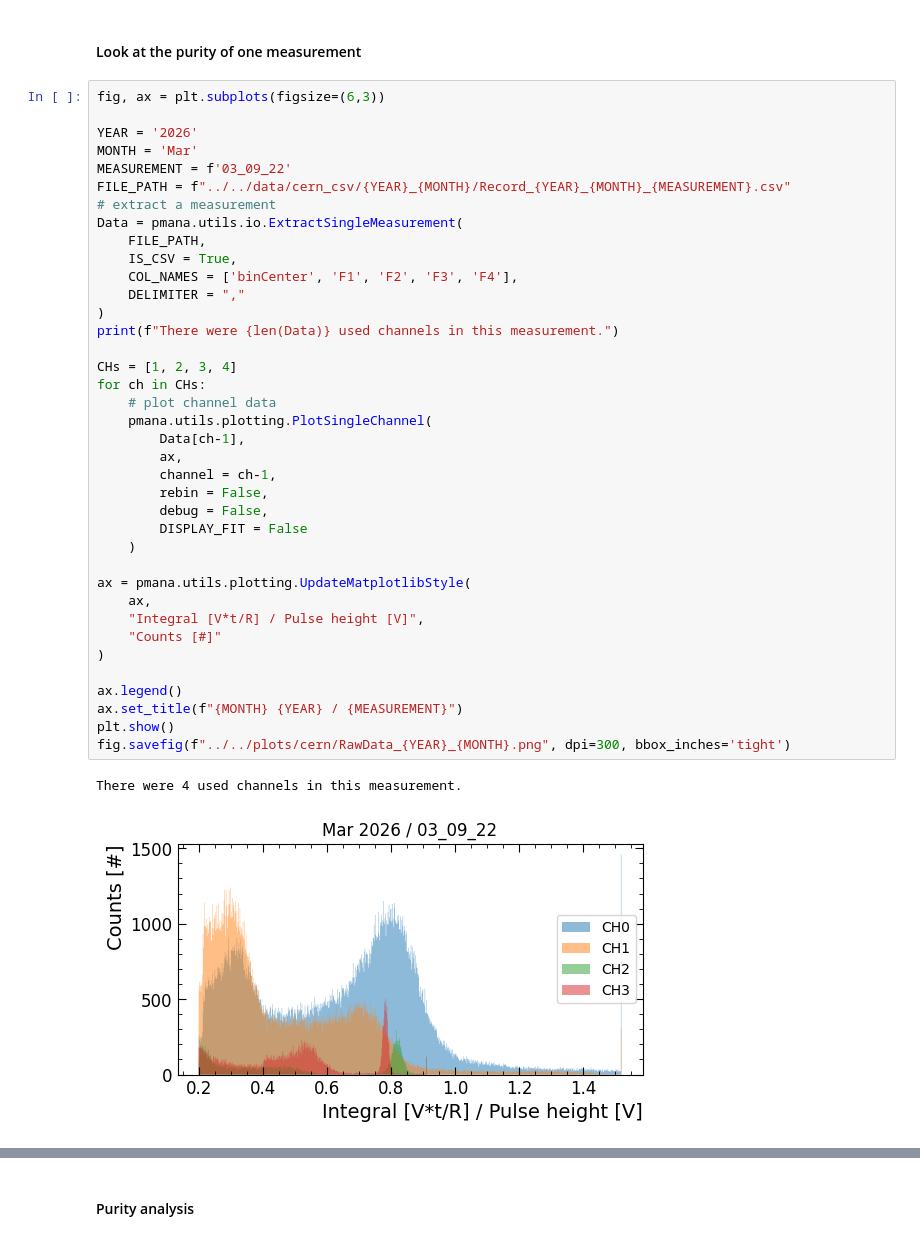
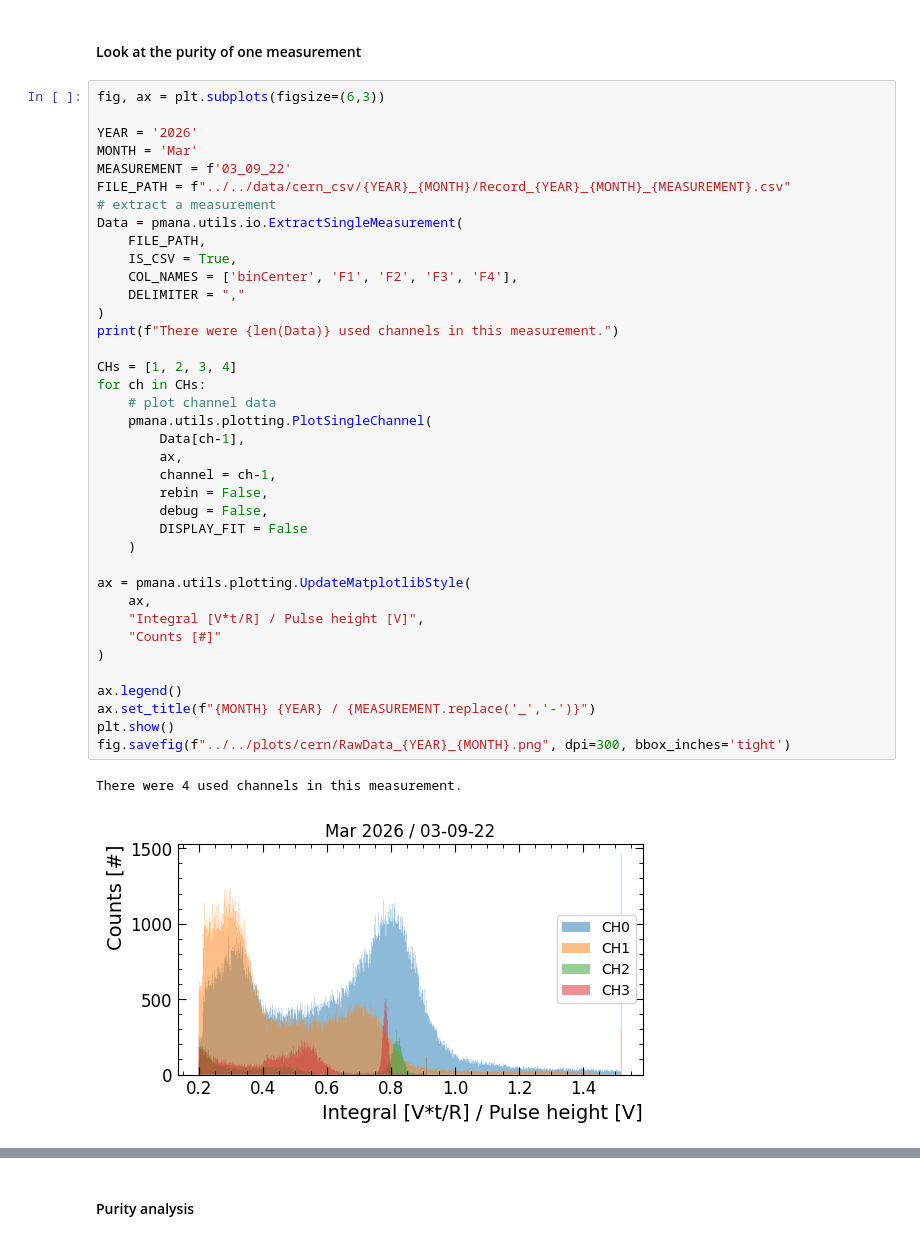
Before and after one commit to rtriozzi/pmana, a Jupyter notebook: notebooks/purity/pmana_CERN_purity.ipynb, the cells around one changed output, grey strips where cells are left out. Cells and saved outputs as stored; diff of their text form.

```diff
--- a/notebooks/purity/pmana_CERN_purity.ipynb
+++ b/notebooks/purity/pmana_CERN_purity.ipynb
@@ -22,34 +22,34 @@ Data = pmana.utils.io.ExtractSingleMeasurement(
     FILE_PATH,
     IS_CSV = True,
     COL_NAMES = ['binCenter', 'F1', 'F2', 'F3', 'F4'],
     DELIMITER = ","
 )
 print(f"There were {len(Data)} used channels in this measurement.")
 
 CHs = [1, 2, 3, 4]
 for ch in CHs:
     # plot channel data
     pmana.utils.plotting.PlotSingleChannel(
         Data[ch-1],
         ax,
         channel = ch-1,
         rebin = False,
         debug = False,
         DISPLAY_FIT = False
     )
 
 ax = pmana.utils.plotting.UpdateMatplotlibStyle(
     ax,
     "Integral [V*t/R] / Pulse height [V]",
     "Counts [#]"
 )
 
 ax.legend()
-ax.set_title(f"{MONTH} {YEAR} / {MEASUREMENT}")
+ax.set_title(f"{MONTH} {YEAR} / {MEASUREMENT.replace('_','-')}")
 plt.show()
 fig.savefig(f"../../plots/cern/RawData_{YEAR}_{MONTH}.png", dpi=300, bbox_inches='tight')
 # %% [output]
 There were 4 used channels in this measurement.
-[figure, old version]
+[figure, new version]
 # %%
 CalibrationFactors = {
```
Also changed, not shown: parts of 2 cells of this notebook.
